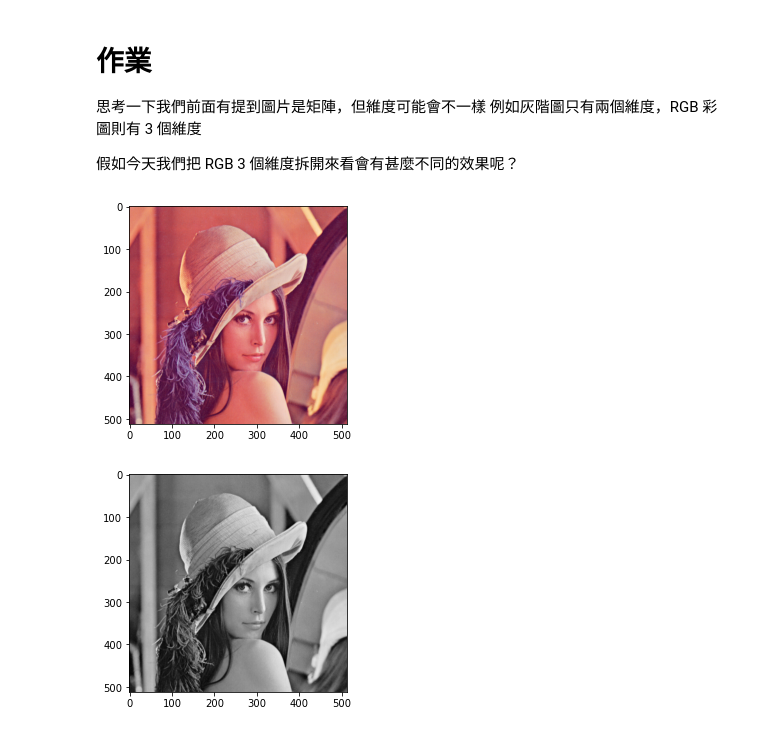
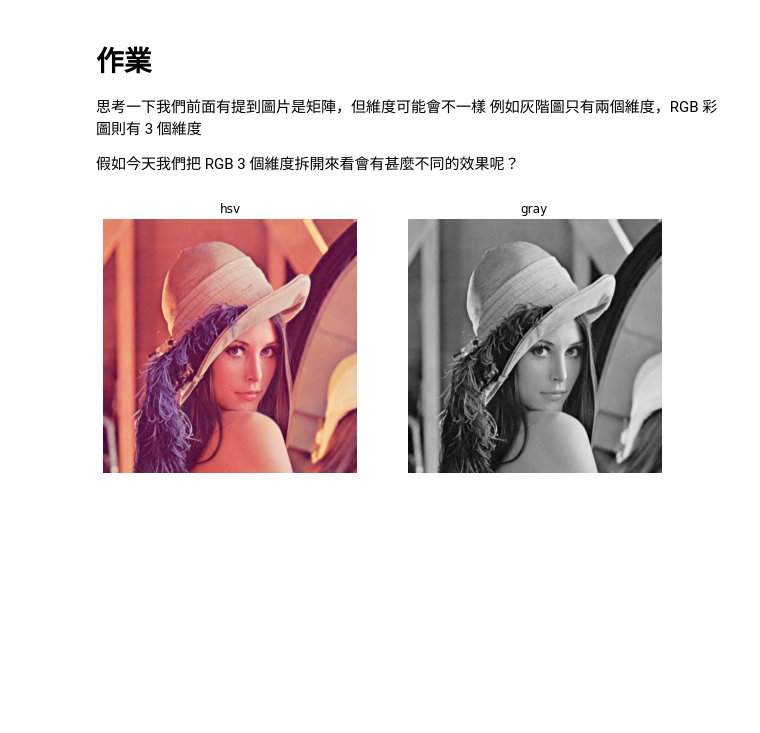
Before and after one commit to h4f2/DL-CV50days, a Jupyter notebook: homework/D01 Homework OpenCV 簡介+顯示圖片.ipynb, the cells around one changed output. Saved outputs shown, nothing was run; the diff lists cells and outputs as text; code cells hidden in the pictures; blank space fills up the shorter version.

```diff
--- a/homework/D01 Homework OpenCV 簡介+顯示圖片.ipynb
+++ b/homework/D01 Homework OpenCV 簡介+顯示圖片.ipynb
@@ -8,20 +8,23 @@
 # %%
 import cv2
 import matplotlib.pyplot as plt
 
-for i in {'hsv' : cv2.IMREAD_COLOR, 'gray' : cv2.IMREAD_GRAYSCALE}.items():
-    img = cv2.imread('.\D00_lena.png', i[1])
+plt.figure(figsize = (10,10))
+for i,x in enumerate({'hsv' : cv2.IMREAD_COLOR,
+                      'gray' : cv2.IMREAD_GRAYSCALE}.items()):
+    img = cv2.imread('.\D00_lena.png', x[1])
 
-# # opencv 的開啟圖片
-#     cv2.imshow(i[0],img)
+#     # opencv 的開啟圖片
+#     cv2.imshow(x[0],img)
 #     cv2.waitKey(0)
 #     cv2.destroyAllWindows()
 
-# matplotlib 的開啟圖片
-    plt.imshow(img[:, :, [2, 1, 0]] if i[0] == 'hsv' else img, cmap = i[0])
-    plt.show()
+    # matplotlib 的開啟圖片
+    plt.subplot(1, 2, i+1, title = x[0])
+    plt.imshow(img[:, :, [2, 1, 0]] if x[0] == 'hsv' else img, cmap = x[0])
+    plt.axis('off')
+plt.show()
 # %% [output]
-[figure, old version]
+[figure, new version]
-[figure, removed]
 # %%
 # 把RGB三通道拆開顯示
```
Also changed, not shown: parts of 1 cell of this notebook, 3 other files.
